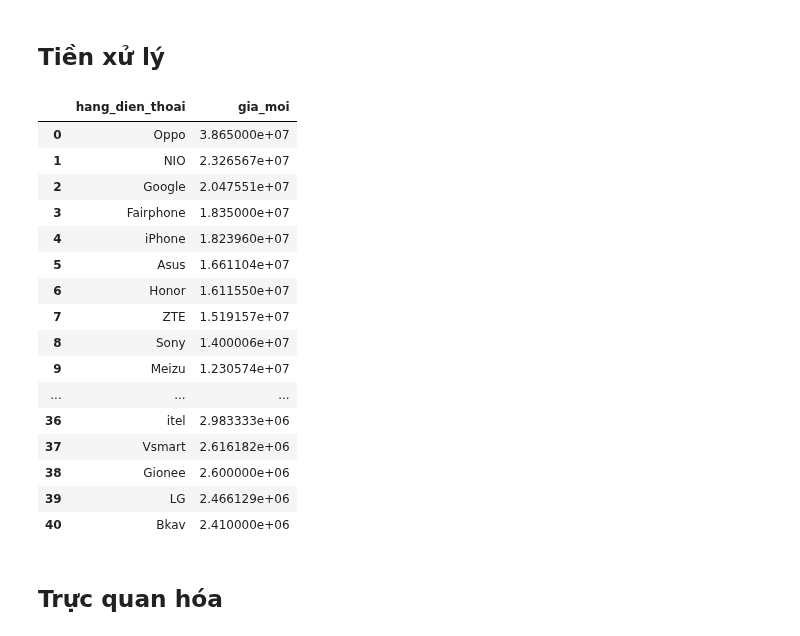
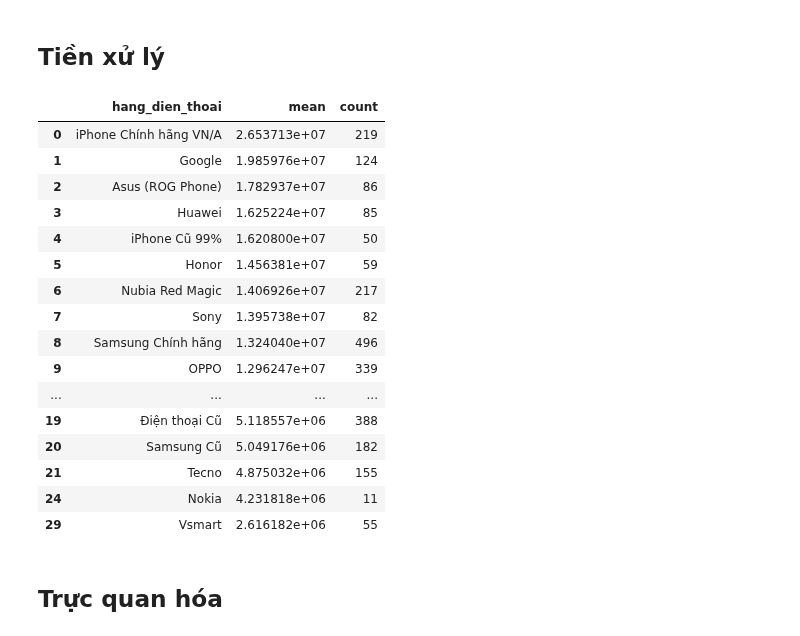
Before and after one commit to Yogurt01/G2_IntroToDataScience_CQ2022-21_Lab, a Jupyter notebook: notebooks/3.3-eda-22120043.ipynb, the cells around one changed output. Cells and saved outputs as stored; diff of their text form; code cells hidden in the pictures.

```diff
--- a/notebooks/3.3-eda-22120043.ipynb
+++ b/notebooks/3.3-eda-22120043.ipynb
@@ -93,27 +97,31 @@ memory usage: 1.7+ MB
 # %% [markdown]
 ## Tiền xử lý
-# %%
-df = data[["hang_dien_thoai", "gia_moi"]].copy().dropna()
-df = df.groupby("hang_dien_thoai")["gia_moi"].mean().sort_values(ascending=False).to_frame().reset_index()
-df
-# %% [output]
-|  | hang_dien_thoai | gia_moi |
-| 0 | Oppo | 3.865000e+07 |
-| 1 | NIO | 2.326567e+07 |
-| 2 | Google | 2.047551e+07 |
-| 3 | Fairphone | 1.835000e+07 |
-| 4 | iPhone | 1.823960e+07 |
-| 5 | Asus | 1.661104e+07 |
-| 6 | Honor | 1.611550e+07 |
-| 7 | ZTE | 1.519157e+07 |
-| 8 | Sony | 1.400006e+07 |
-| 9 | Meizu | 1.230574e+07 |
-| ... | ... | ... |
-| 36 | itel | 2.983333e+06 |
-| 37 | Vsmart | 2.616182e+06 |
-| 38 | Gionee | 2.600000e+06 |
-| 39 | LG | 2.466129e+06 |
-| 40 | Bkav | 2.410000e+06 |
+# %%
+#Không lấy những điện thoại cũ
+data_new = data[~data['ten'].str.contains('cũ', na=False)]
+df = data_new[["loai_dien_thoai", "gia_moi"]].copy().dropna()
+df = df.groupby("loai_dien_thoai").agg(['mean', 'count']).sort_values(('gia_moi', 'mean'), ascending=False).reset_index()
+df.columns = ['hang_dien_thoai','mean', 'count']
+df = df[df['count']>10]
+df
+# %% [output]
+|  | hang_dien_thoai | mean | count |
+| 0 | iPhone Chính hãng VN/A | 2.653713e+07 | 219 |
+| 1 | Google | 1.985976e+07 | 124 |
+| 2 | Asus (ROG Phone) | 1.782937e+07 | 86 |
+| 3 | Huawei | 1.625224e+07 | 85 |
+| 4 | iPhone Cũ 99% | 1.620800e+07 | 50 |
+| 5 | Honor | 1.456381e+07 | 59 |
+| 6 | Nubia Red Magic | 1.406926e+07 | 217 |
+| 7 | Sony | 1.395738e+07 | 82 |
+| 8 | Samsung Chính hãng | 1.324040e+07 | 496 |
+| 9 | OPPO | 1.296247e+07 | 339 |
+| ... | ... | ... | ... |
+| 19 | Điện thoại Cũ | 5.118557e+06 | 388 |
+| 20 | Samsung Cũ | 5.049176e+06 | 182 |
+| 21 | Tecno | 4.875032e+06 | 155 |
+| 24 | Nokia | 4.231818e+06 | 11 |
+| 29 | Vsmart | 2.616182e+06 | 55 |
 # %% [markdown]
 ## Trực quan hóa
 # %%
```
Also changed, not shown: parts of 5 cells of this notebook.
